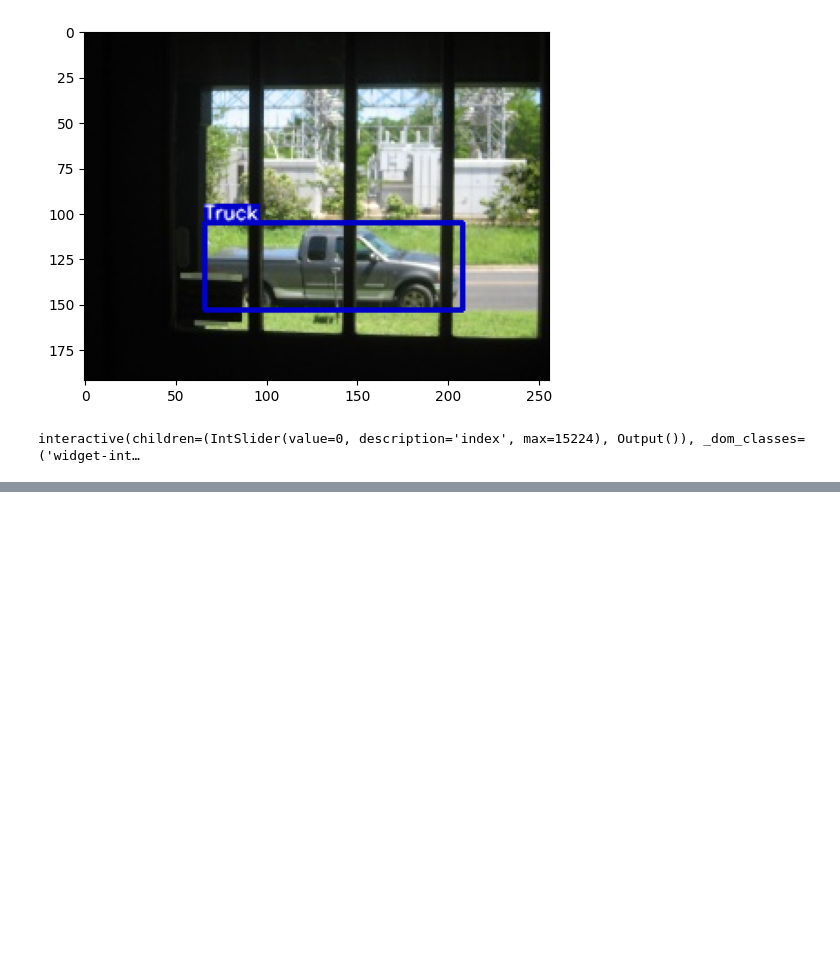
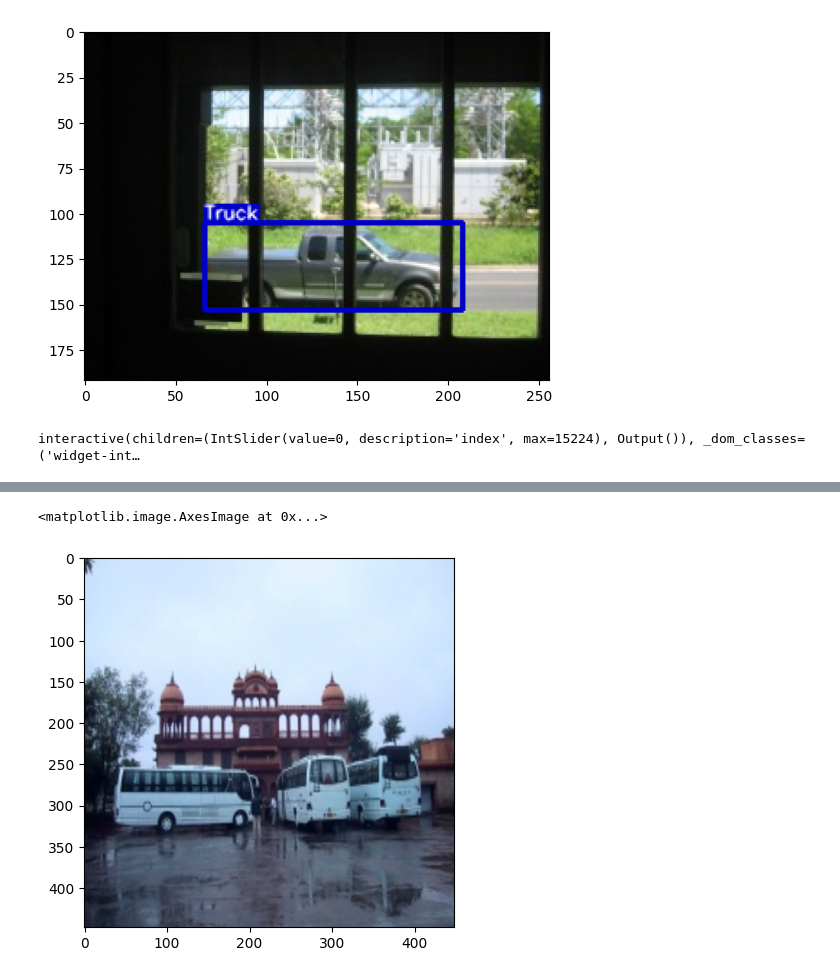
Before and after one commit to jeong1suk/ObjectDetection, a Jupyter notebook: object_detection.ipynb, the cells around one changed output, grey strips where cells are left out. Saved outputs shown, nothing was run; the diff lists cells and outputs as text; code cells hidden in the pictures; blank space fills up the shorter version.

```diff
--- a/object_detection.ipynb
+++ b/object_detection.ipynb
@@ -133,0 +317,6 @@ interactive(children=(IntSlider(value=0, description='index', max=15224), Output
+# %%
+np_image = make_grid(image, normalize=True).permute(1,2,0).numpy()
+plt.imshow(np_image)
+# %% [output]
+<matplotlib.image.AxesImage at 0x...>
+[figure, added]
```
Also changed, not shown: parts of 36 cells of this notebook.
